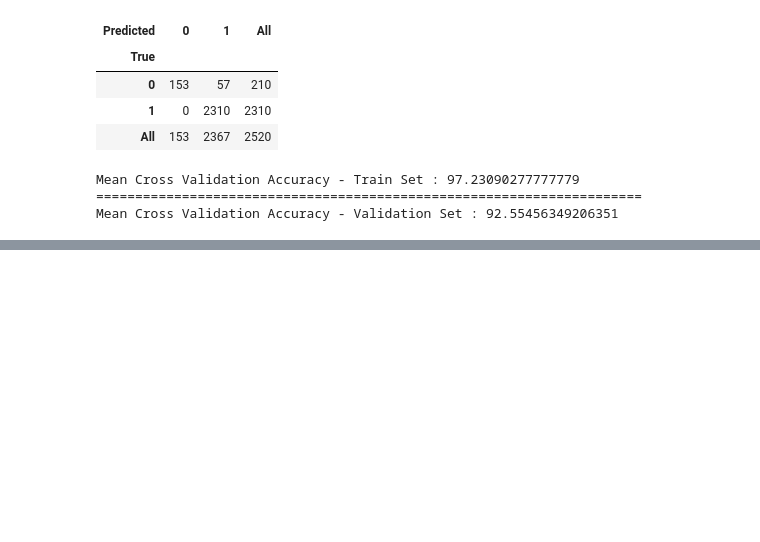
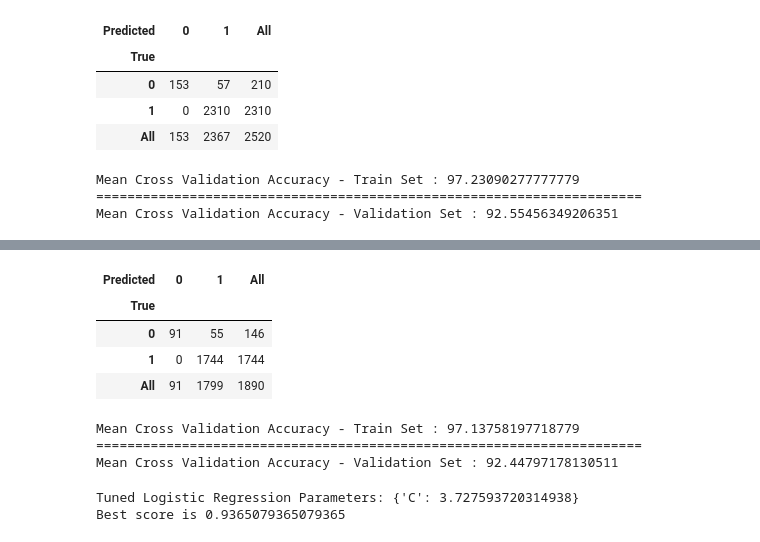
Before and after one commit to tinawangnew/capstone-project, a Jupyter notebook: amazon-alexa-review (1).ipynb, the cells around one changed output, grey strips where cells are left out. Saved outputs shown, nothing was run; the diff lists cells and outputs as text; code cells hidden in the pictures; blank space fills up the shorter version.

```diff
--- a/amazon-alexa-review (1).ipynb
+++ b/amazon-alexa-review (1).ipynb
@@ -388,0 +438,7 @@ Mean Cross Validation Accuracy - Validation Set : 92.55456349206351
+# %%
+# using Cross Validation
+
+c_space = np.logspace(-5, 8, 15)
+param_grid_inst = {'C': c_space}
+logreg_cv = GridSearchCV(logreg, param_grid_inst, cv=5)
+logreg_cv.fit(X_train, y_train.values.ravel())
@@ -388,0 +457,22 @@ Mean Cross Validation Accuracy - Validation Set : 92.55456349206351
+# %%
+pd.crosstab(y_train['feedback'], grid.predict(X_train), rownames=['True'], colnames=['Predicted'], margins=True)
+# %% [output]
+| Predicted | 0 | 1 | All |
+| True |  |  |  |
+| 0 | 91 | 55 | 146 |
+| 1 | 0 | 1744 | 1744 |
+| All | 91 | 1799 | 1890 |
+# %%
+print("Mean Cross Validation Accuracy - Train Set : {}".format(logreg_cv.cv_results_['mean_train_score'].mean()*100))
+print("="*70)
+print("Mean Cross Validation Accuracy - Validation Set : {}".format(logreg_cv.cv_results_['mean_test_score'].mean()*100))
+# %% [output]
+Mean Cross Validation Accuracy - Train Set : 97.13758197718779
+======================================================================
+Mean Cross Validation Accuracy - Validation Set : 92.44797178130511
+# %%
+print("Tuned Logistic Regression Parameters: {}".format(logreg_cv.best_params_))
+print("Best score is {}".format(logreg_cv.best_score_))
+# %% [output]
+Tuned Logistic Regression Parameters: {'C': 3.727593720314938}
+Best score is 0.9365079365079365
```
Also changed, not shown: parts of 10 cells of this notebook.
